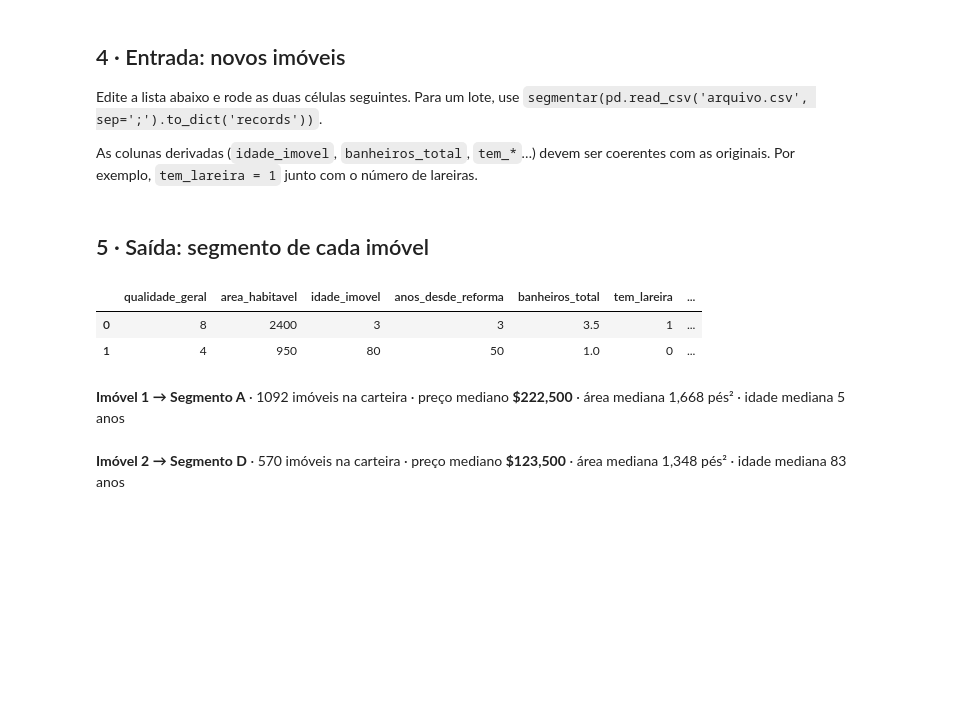
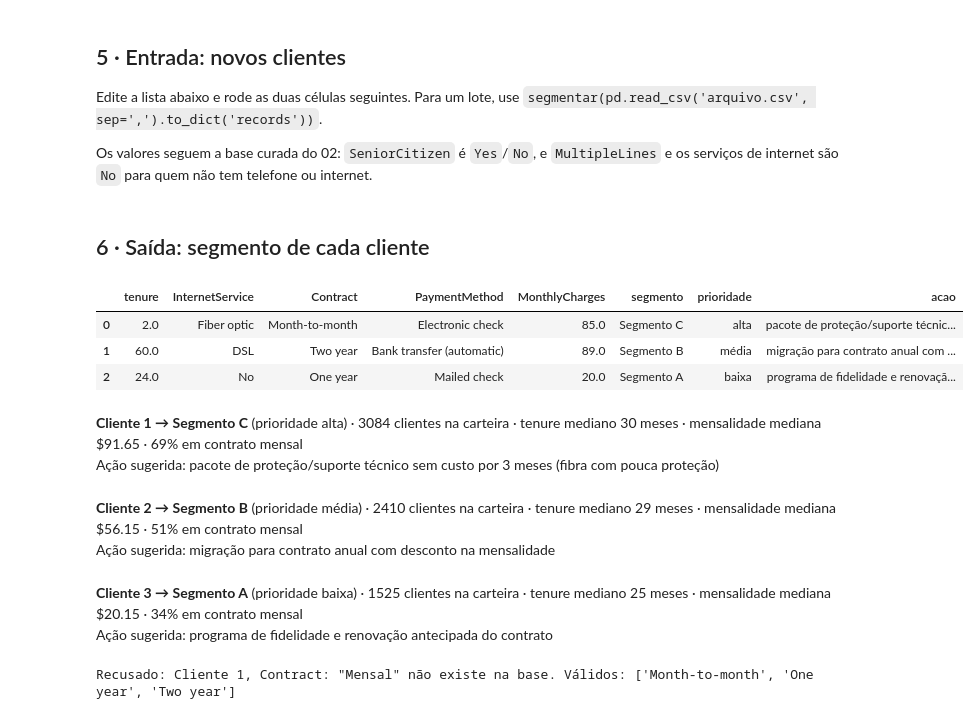
Before and after one commit to stevens-castro/projeto-retencao-clientes-telecom, a Jupyter notebook: notebooks/06-implantacao.ipynb, the cells around one changed output. Cells and saved outputs as stored; diff of their text form; code cells hidden in the pictures; blank space fills up the shorter version.

```diff
--- a/notebooks/06-implantacao.ipynb
+++ b/notebooks/06-implantacao.ipynb
@@ -21,9 +23,8 @@ import numpy as np
 import pandas as pd
 from IPython.display import Markdown, display
 from scipy.spatial.distance import cdist
-from sklearn.compose import ColumnTransformer
-from sklearn.preprocessing import MinMaxScaler, OneHotEncoder
 
 DADOS = Path('../data/processed')
 MODELOS = Path('../models')
+RELATORIOS = Path('../reports')
 # %% [markdown]
@@ -176,6 +213,6 @@ def segmentar(imoveis):
 # %% [markdown]
-## 4 · Entrada: novos imóveis
+## 5 · Entrada: novos clientes
 
-Edite a lista abaixo e rode as duas células seguintes. Para um lote, use `segmentar(pd.read_csv('arquivo.csv', sep=';').to_dict('records'))`.
+Edite a lista abaixo e rode as duas células seguintes. Para um lote, use `segmentar(pd.read_csv('arquivo.csv', sep=',').to_dict('records'))`.
 
-As colunas derivadas (`idade_imovel`, `banheiros_total`, `tem_*`…) devem ser coerentes com as originais. Por exemplo, `tem_lareira = 1` junto com o número de lareiras.
+Os valores seguem a base curada do 02: `SeniorCitizen` é `Yes`/`No`, e `MultipleLines` e os serviços de internet são `No` para quem não tem telefone ou internet.
@@ -189,20 +219,56 @@ novos_imoveis = [
+# %%
+novos_clientes = [
+    {   # cliente recém-chegado, fibra, contrato mensal, boleto eletrônico, sem proteção
+        'SeniorCitizen': 'No', 'Partner': 'No', 'Dependents': 'No', 'tenure': 2,
+        'PhoneService': 'Yes', 'MultipleLines': 'No', 'InternetService': 'Fiber optic',
+        'OnlineSecurity': 'No', 'OnlineBackup': 'No', 'DeviceProtection': 'No', 'TechSupport': 'No',
+        'StreamingTV': 'Yes', 'StreamingMovies': 'No', 'Contract': 'Month-to-month',
+        'PaperlessBilling': 'Yes', 'PaymentMethod': 'Electronic check', 'MonthlyCharges': 85.0,
+    },
+    {   # cliente antigo, família, contrato de dois anos, débito automático, pacote completo
+        'SeniorCitizen': 'No', 'Partner': 'Yes', 'Dependents': 'Yes', 'tenure': 60,
+        'PhoneService': 'Yes', 'MultipleLines': 'Yes', 'InternetService': 'DSL',
+        'OnlineSecurity': 'Yes', 'OnlineBackup': 'Yes', 'DeviceProtection': 'Yes', 'TechSupport': 'Yes',
+        'StreamingTV': 'Yes', 'StreamingMovies': 'Yes', 'Contract': 'Two year',
+        'PaperlessBilling': 'No', 'PaymentMethod': 'Bank transfer (automatic)', 'MonthlyCharges': 89.0,
+    },
+    {   # só telefone, sem internet, contrato anual, boleto por correio
+        'SeniorCitizen': 'No', 'Partner': 'Yes', 'Dependents': 'No', 'tenure': 24,
+        'PhoneService': 'Yes', 'MultipleLines': 'No', 'InternetService': 'No',
+        'OnlineSecurity': 'No', 'OnlineBackup': 'No', 'DeviceProtection': 'No', 'TechSupport': 'No',
+        'StreamingTV': 'No', 'StreamingMovies': 'No', 'Contract': 'One year',
+        'PaperlessBilling': 'No', 'PaymentMethod': 'Mailed check', 'MonthlyCharges': 20.0,
+    },
+]
 # %% [markdown]
-## 5 · Saída: segmento de cada imóvel
+## 6 · Saída: segmento de cada cliente
 # %%
-resultado = segmentar(novos_imoveis)
-informadas = sorted(set().union(*novos_imoveis), key=list(bruta_modelo.columns).index)    # só as colunas que foram digitadas
-display(resultado[informadas + ['segmento']])
+resultado = segmentar(novos_clientes)
+display(resultado[['tenure', 'InternetService', 'Contract', 'PaymentMethod', 'MonthlyCharges', 'segmento', 'prioridade', 'acao']])
 
 for i, linha in resultado.iterrows():                                                      # perfil do segmento atribuído
     p = perfil.loc[linha['segmento']]
     display(Markdown(
-        f"**Imóvel {i + 1} → {linha['segmento']}** · {p['imoveis']:.0f} imóveis na carteira · "
-        f"preço mediano **${p['preco_mediano']:,.0f}** · área mediana {p['area_habitavel']:,.0f} pés² · "
-        f"idade mediana {p['idade_imovel']:.0f} anos"
+        f"**Cliente {i + 1} → {linha['segmento']}** (prioridade {linha['prioridade']}) · {p['clientes']:.0f} clientes na carteira · "
+        f"tenure mediano {p['tenure']:.0f} meses · mensalidade mediana ${p['mensalidade']:,.2f} · {p['contrato_mensal']:.0%} em contrato mensal  \n"
+        f"Ação sugerida: {linha['acao']}"
     ))
 # %% [output]
-|  | qualidade_geral | area_habitavel | idade_imovel | anos_desde_reforma | banheiros_total | tem_lareira | ... |
-| 0 | 8 | 2400 | 3 | 3 | 3.5 | 1 | ... |
-| 1 | 4 | 950 | 80 | 50 | 1.0 | 0 | ... |
+|  | tenure | InternetService | Contract | PaymentMethod | MonthlyCharges | segmento | prioridade | acao |
+| 0 | 2.0 | Fiber optic | Month-to-month | Electronic check | 85.0 | Segmento C | alta | pacote de proteção/suporte técnic... |
+| 1 | 60.0 | DSL | Two year | Bank transfer (automatic) | 89.0 | Segmento B | média | migração para contrato anual com ... |
+| 2 | 24.0 | No | One year | Mailed check | 20.0 | Segmento A | baixa | programa de fidelidade e renovaçã... |
-**Imóvel 1 → Segmento A** · 1092 imóveis na carteira · preço mediano **$222,500** · área mediana 1,668 pés² · idade mediana 5 anos
+**Cliente 1 → Segmento C** (prioridade alta) · 3084 clientes na carteira · tenure mediano 30 meses · mensalidade mediana $91.65 · 69% em contrato mensal
+Ação sugerida: pacote de proteção/suporte técnico sem custo por 3 meses (fibra com pouca proteção)
-**Imóvel 2 → Segmento D** · 570 imóveis na carteira · preço mediano **$123,500** · área mediana 1,348 pés² · idade mediana 83 anos
+**Cliente 2 → Segmento B** (prioridade média) · 2410 clientes na carteira · tenure mediano 29 meses · mensalidade mediana $56.15 · 51% em contrato mensal
+Ação sugerida: migração para contrato anual com desconto na mensalidade
+**Cliente 3 → Segmento A** (prioridade baixa) · 1525 clientes na carteira · tenure mediano 25 meses · mensalidade mediana $20.15 · 34% em contrato mensal
+Ação sugerida: programa de fidelidade e renovação antecipada do contrato
+# %%
+# Um cliente com erro de digitação é recusado com as opções válidas, em vez de cair num segmento qualquer
+try:
+    segmentar([{**novos_clientes[0], 'Contract': 'Mensal'}])
+except ValueError as erro:
+    print('Recusado:', erro)
+# %% [output]
+Recusado: Cliente 1, Contract: "Mensal" não existe na base. Válidos: ['Month-to-month', 'One year', 'Two year']
```
Also changed, not shown: parts of 21 cells of this notebook, 1 other file.
